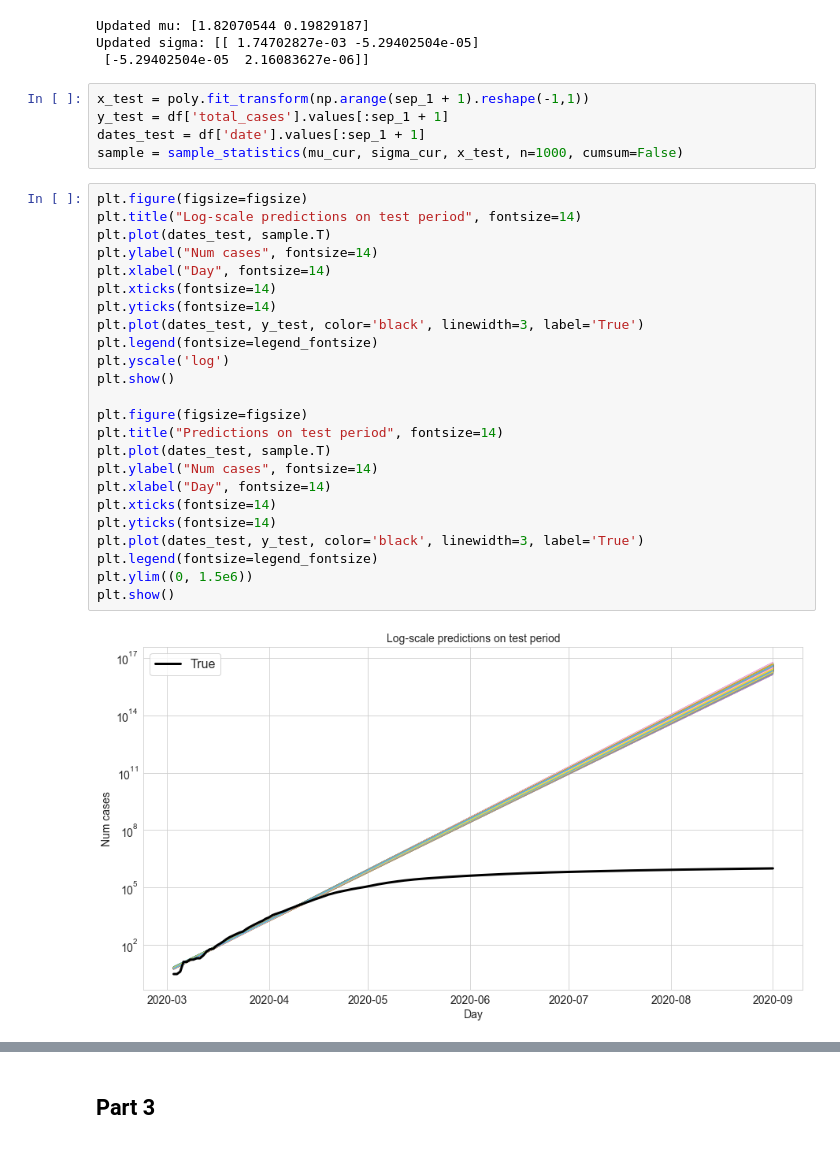
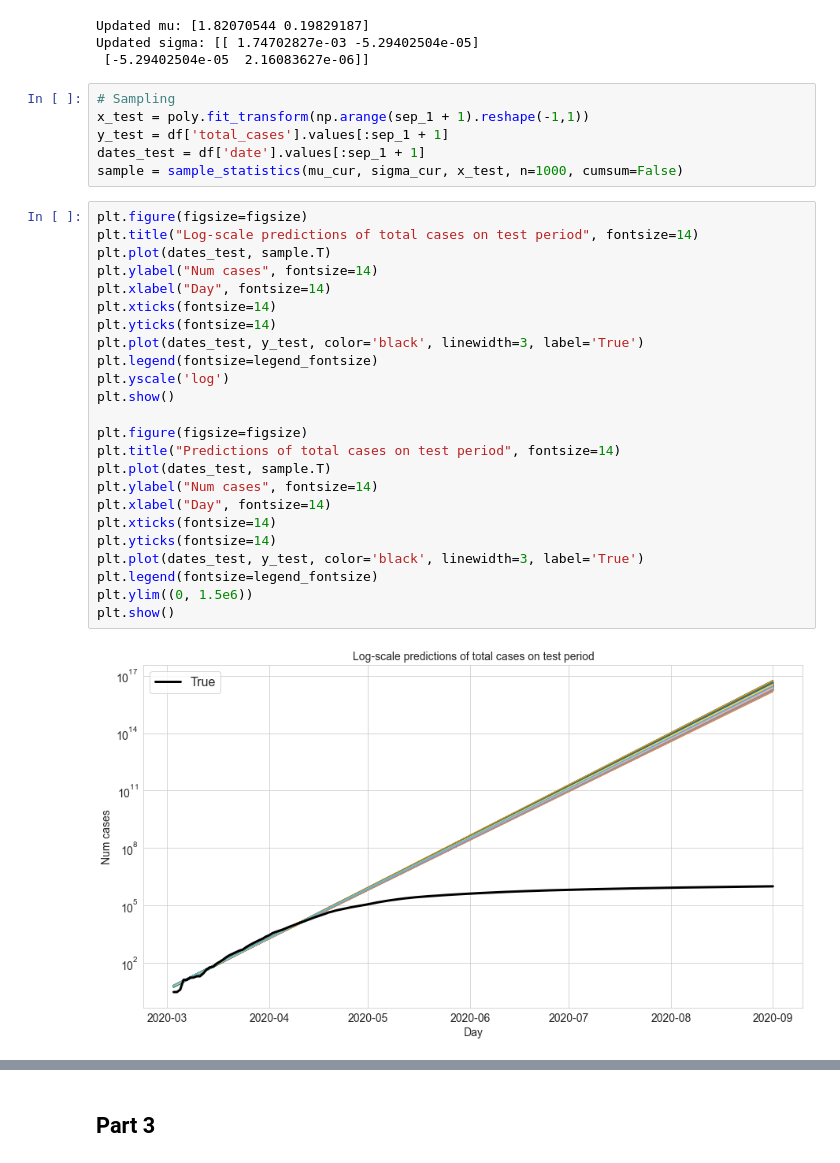
Before and after one commit to ShepelevaIS/coronavirus_prediction, a Jupyter notebook: Coronavirus_prediction_Irina_Shepeleva.ipynb, the cells around one changed output, grey strips where cells are left out. Drawn from its saved outputs; the diff is of its cells as text.

```diff
--- a/Coronavirus_prediction_Irina_Shepeleva.ipynb
+++ b/Coronavirus_prediction_Irina_Shepeleva.ipynb
@@ -131,33 +133,34 @@ Updated mu: [1.82070544 0.19829187]
 Updated sigma: [[ 1.74702827e-03 -5.29402504e-05]
  [-5.29402504e-05  2.16083627e-06]]
 # %%
+# Sampling
 x_test = poly.fit_transform(np.arange(sep_1 + 1).reshape(-1,1))
 y_test = df['total_cases'].values[:sep_1 + 1]
 dates_test = df['date'].values[:sep_1 + 1]
 sample = sample_statistics(mu_cur, sigma_cur, x_test, n=1000, cumsum=False)
 # %%
 plt.figure(figsize=figsize)
-plt.title("Log-scale predictions on test period", fontsize=14)
+plt.title("Log-scale predictions of total cases on test period", fontsize=14)
 plt.plot(dates_test, sample.T)
 plt.ylabel("Num cases", fontsize=14)
 plt.xlabel("Day", fontsize=14)
 plt.xticks(fontsize=14)
 plt.yticks(fontsize=14)
 plt.plot(dates_test, y_test, color='black', linewidth=3, label='True')
 plt.legend(fontsize=legend_fontsize)
 plt.yscale('log')
 plt.show()
 
 plt.figure(figsize=figsize)
-plt.title("Predictions on test period", fontsize=14)
+plt.title("Predictions of total cases on test period", fontsize=14)
 plt.plot(dates_test, sample.T)
 plt.ylabel("Num cases", fontsize=14)
 plt.xlabel("Day", fontsize=14)
 plt.xticks(fontsize=14)
 plt.yticks(fontsize=14)
 plt.plot(dates_test, y_test, color='black', linewidth=3, label='True')
 plt.legend(fontsize=legend_fontsize)
 plt.ylim((0, 1.5e6))
 plt.show()
 # %% [output]
-[figure, old version]
+[figure, new version]
```
Also changed, not shown: parts of 14 cells of this notebook.
